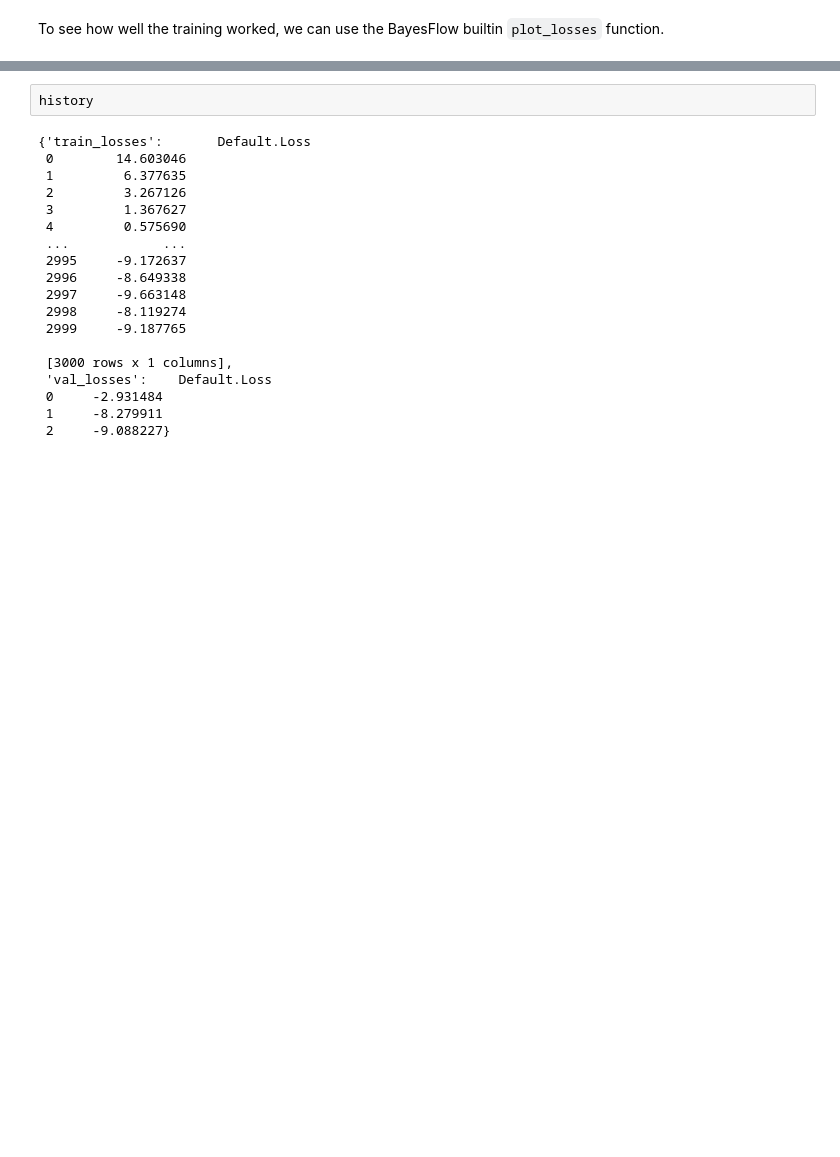
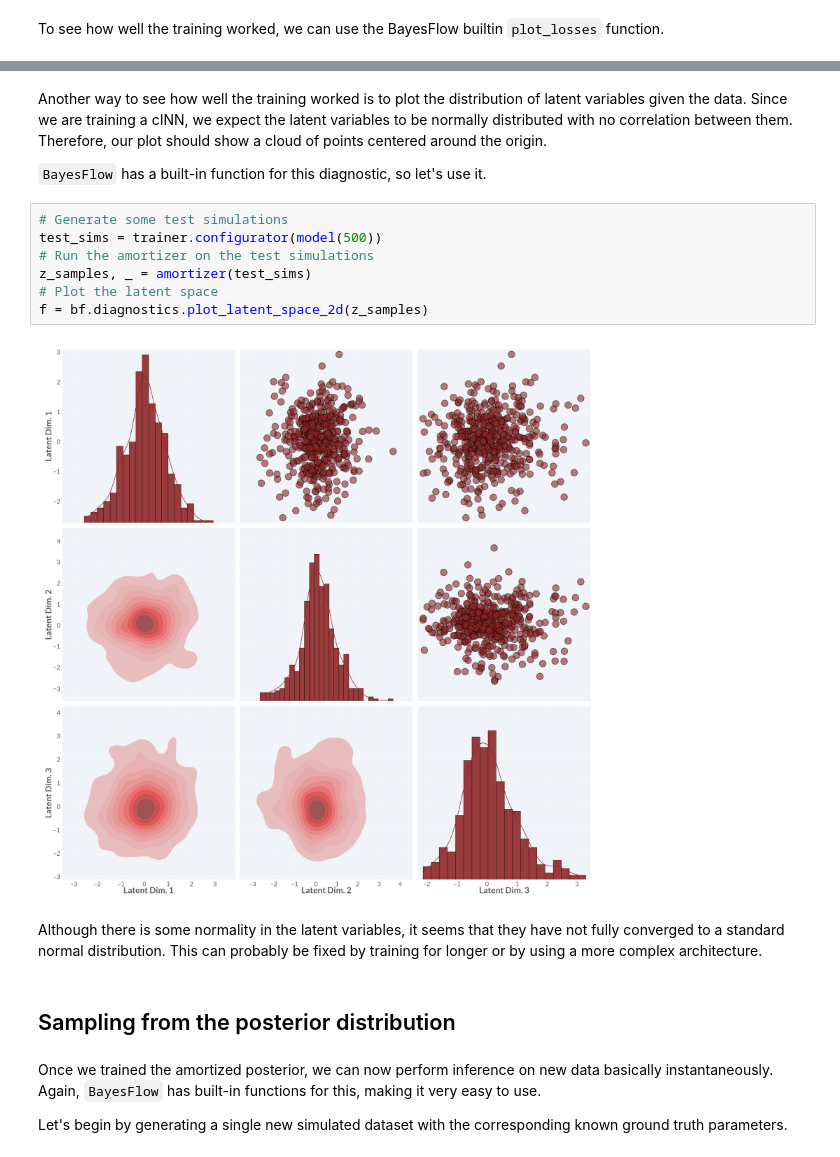
Before and after one commit to mrazomej/scribe, a Jupyter notebook: sandbox/growth_rate_inference.ipynb, the cells around one changed output, grey strips where cells are left out. Cells and saved outputs as stored; diff of their text form; blank space fills up the shorter version.

```diff
--- a/sandbox/growth_rate_inference.ipynb
+++ b/sandbox/growth_rate_inference.ipynb
@@ -294,21 +287,29 @@ fig.set_figheight(4)
-# %%
-history
-# %% [output]
-{'train_losses':       Default.Loss
- 0        14.603046
- 1         6.377635
- 2         3.267126
- 3         1.367627
- 4         0.575690
- ...            ...
- 2995     -9.172637
- 2996     -8.649338
- 2997     -9.663148
- 2998     -8.119274
- 2999     -9.187765
-
- [3000 rows x 1 columns],
- 'val_losses':    Default.Loss
- 0     -2.931484
- 1     -8.279911
- 2     -9.088227}
+# %% [markdown]
+Another way to see how well the training worked is to plot the distribution of
+latent variables given the data. Since we are training a cINN, we expect the
+latent variables to be normally distributed with no correlation between them.
+Therefore, our plot should show a cloud of points centered around the origin.
+
+`BayesFlow` has a built-in function for this diagnostic, so let's use it.
+# %%
+# Generate some test simulations
+test_sims = trainer.configurator(model(500))
+# Run the amortizer on the test simulations
+z_samples, _ = amortizer(test_sims)
+# Plot the latent space
+f = bf.diagnostics.plot_latent_space_2d(z_samples)
+# %% [output]
+[figure, added]
+# %% [markdown]
+Although there is some normality in the latent variables, it seems that they
+have not fully converged to a standard normal distribution. This can probably
+be fixed by training for longer or by using a more complex architecture.
+# %% [markdown]
+## Sampling from the posterior distribution
+# %% [markdown]
+Once we trained the amortized posterior, we can now perform inference on new
+data basically instantaneously. Again, `BayesFlow` has built-in functions for
+this, making it very easy to use.
+
+Let's begin by generating a single new simulated dataset with the corresponding
+known ground truth parameters.
```
Also changed, not shown: parts of 19 cells of this notebook.
